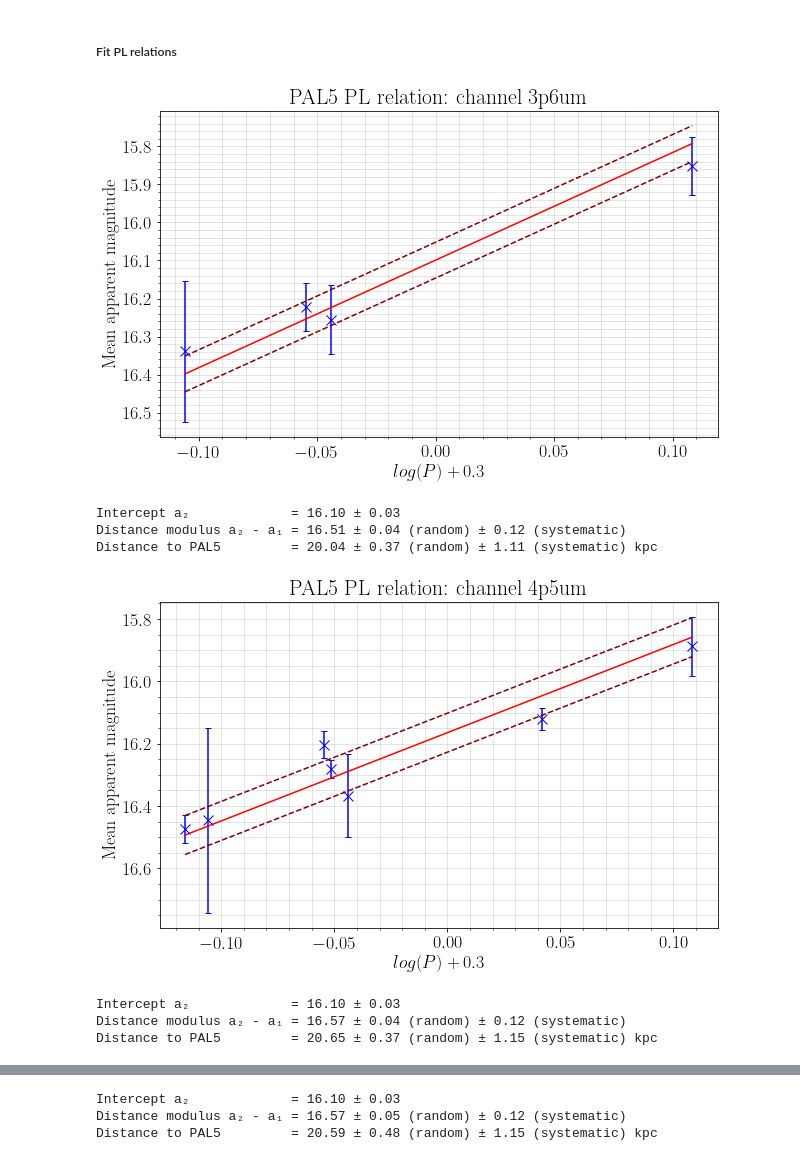
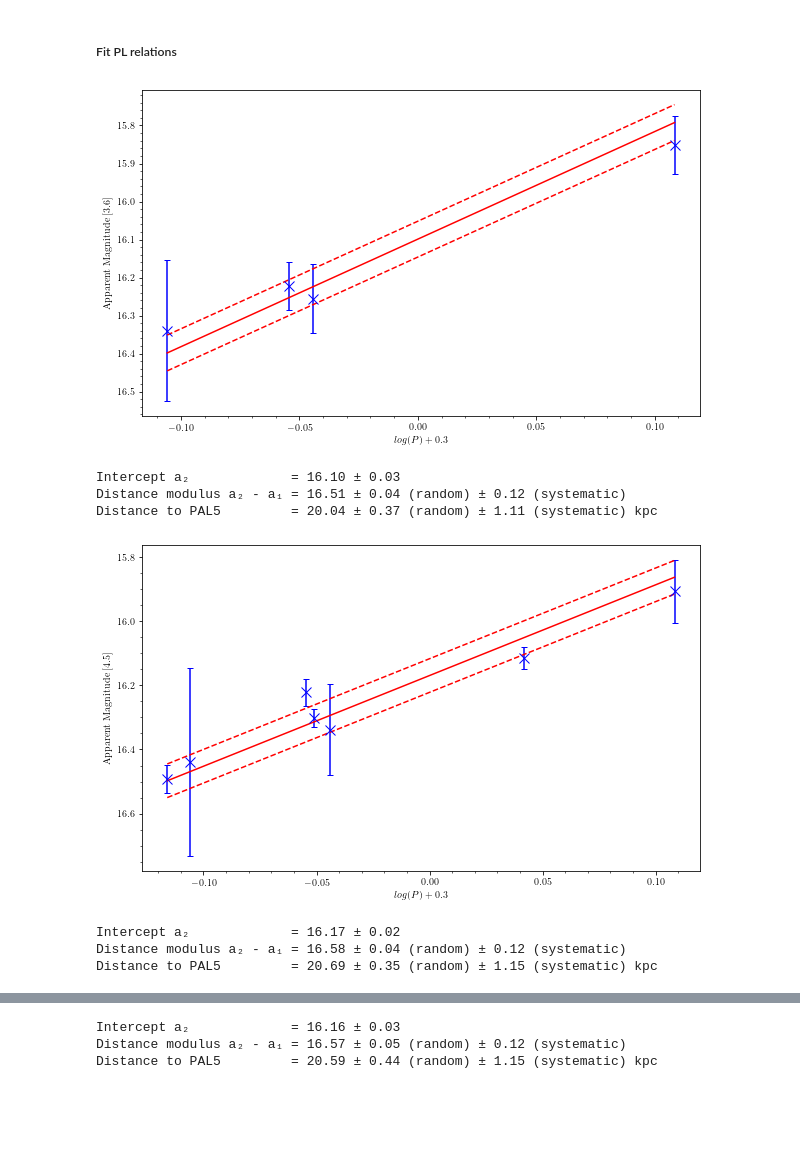
Before and after one commit to ltb24/Luke_RRLs_project, a Jupyter notebook: photometry_intro/PAL5_distance_version_2.ipynb, the cells around one changed output, grey strips where cells are left out. Saved outputs shown, nothing was run; the diff lists cells and outputs as text; code cells hidden in the pictures; blank space fills up the shorter version.

```diff
--- a/photometry_intro/PAL5_distance_version_2.ipynb
+++ b/photometry_intro/PAL5_distance_version_2.ipynb
@@ -98,7 +98,7 @@ else:
 
 ## CHANNEL ##
 
-channel = '3p6um'
+channel = '4p5um'
 
 if channel == '3p6um':
     aper_corr = 1.1233            # aperture correction for 337 (6,6,14) apertures in channel 1, c.f IRAC handbook §4.10
@@ -123,7 +123,7 @@ r_in = 6.               # INNER RADIUS FOR STAR ANNULI
 r_out = 14.             # OUTER RADIUS FOR STAR ANNULI
 roundlo = -0.5          # ROUND VALUE FOR STAR DETECTION ALGORITHM
 roundhi = +0.5
-sharphi = 0.9           # SHARP VALUE FOR PHOTOMETRY STAR DETECTION
+sharphi = 0.9          # SHARP VALUE FOR PHOTOMETRY STAR DETECTION
 sharphi_model = 0.8     # SHARP VALUE FOR ePSF MODEL STAR DETECTION
 
 phot_method = 'psf'     # SELECT PHOTOMETRY METHOD: 'aperture' or 'psf'
@@ -1503,16 +1594,16 @@ fig = plt.figure(figsize = (10, 6))
 ax = fig.add_subplot(1,1,1)
 ax.errorbar(period1, av_mag1, xerr = None, yerr = av_unc1, marker = 'x', color = 'blue', markersize = 10, capsize = 3, linestyle = 'None')
 ax.set_xlabel(r'${log(P) + 0.3}$')
-ax.set_ylabel('Mean apparent magnitude')
+ax.set_ylabel('Apparent Magnitude [3.6]')
 x = np.linspace(min(period1), max(period1), 100)
 y = np.linspace(min(period1), max(period1), 100)
-ax.plot(y, y * b + (a2 + std_dev1), linestyle = '--', color = 'maroon')
-ax.plot(y, y * b + (a2 - std_dev1), linestyle = '--', color = 'maroon')
+ax.plot(y, y * b + (a2 + std_dev1), linestyle = '--', color = 'red')
+ax.plot(y, y * b + (a2 - std_dev1), linestyle = '--', color = 'red')
 ax.plot(x, x * b + a2, linestyle = '-', color = 'red')
-plt.title('{0} PL relation: channel {1}'.format(cluster, channel))
+#plt.title('{0} PL relation: channel {1}'.format(cluster, channel))
 plt.minorticks_on()
-plt.grid(b = True, which = 'major', lw = .5, alpha = .2, color = 'black')
-plt.grid(b = True, which = 'minor', lw = .5, alpha = .2, color = 'black')
+#plt.grid(b = True, which = 'major', lw = .5, alpha = .2, color = 'black')
+#plt.grid(b = True, which = 'minor', lw = .5, alpha = .2, color = 'black')
 plt.gca().invert_yaxis()
 savename = 'pl_relations/pl_relation_'+str(cluster)+'_'+str(channel)
 plt.savefig(savename)
@@ -1537,7 +1628,7 @@ sigma_u_sys = np.sqrt(a1_unc**2 + (0.3 * b_unc)**2)
 # PROPAGATE THROUGH TO DISTANCE: d
 sigma_d_sys = d * (np.log(10) * sigma_u_sys / 5)
 
-print('Intercept a\N{SUBSCRIPT TWO}             = {0:.2f} ± {1:.2f}'.format(intercept, intercept_unc))
+print('Intercept a\N{SUBSCRIPT TWO}             = {0:.2f} ± {1:.2f}'.format(a2, a2_unc))
 print('Distance modulus a\N{SUBSCRIPT TWO} - a\N{SUBSCRIPT ONE} = {0:.2f} ± {1:.2f} (random) ± {2:.2f} (systematic)'.format(modulus, sigma_u, sigma_u_sys))
 print('Distance to {0}         = {1:.4g} ± {2:.2f} (random) ± {3:.2f} (systematic) kpc'.format(cluster, d, sigma_d, sigma_d_sys))
 
@@ -1563,16 +1654,16 @@ fig = plt.figure(figsize = (10, 6))
 ax = fig.add_subplot(1,1,1)
 ax.errorbar(period2, av_mag2, xerr = None, yerr = av_unc2, marker = 'x', color = 'blue', markersize = 10, capsize = 3, linestyle = 'None')
 ax.set_xlabel(r'${log(P) + 0.3}$')
-ax.set_ylabel('Mean apparent magnitude')
+ax.set_ylabel('Apparent Magnitude [4.5]')
 x = np.linspace(min(period2), max(period2), 100)
 y = np.linspace(min(period2), max(period2), 100)
-ax.plot(y, y * b + (a2 + std_dev2), linestyle = '--', color = 'maroon')
-ax.plot(y, y * b + (a2 - std_dev2), linestyle = '--', color = 'maroon')
+ax.plot(y, y * b + (a2 + std_dev2), linestyle = '--', color = 'red')
+ax.plot(y, y * b + (a2 - std_dev2), linestyle = '--', color = 'red')
 ax.plot(x, x * b + a2, linestyle = '-', color = 'red')
-plt.title('{0} PL relation: channel {1}'.format(cluster, channel))
+#plt.title('{0} PL relation: channel {1}'.format(cluster, channel))
 plt.minorticks_on()
-plt.grid(b = True, which = 'major', lw = .5, alpha = .2, color = 'black')
-plt.grid(b = True, which = 'minor', lw = .5, alpha = .2, color = 'black')
+#plt.grid(b = True, which = 'major', lw = .5, alpha = .2, color = 'black')
+#plt.grid(b = True, which = 'minor', lw = .5, alpha = .2, color = 'black')
 plt.gca().invert_yaxis()
 savename = 'pl_relations/pl_relation_'+str(cluster)+'_'+str(channel)
 plt.savefig(savename)
@@ -1597,7 +1688,7 @@ sigma_u_sys = np.sqrt(a1_unc**2 + (0.3 * b_unc)**2)
 # PROPAGATE THROUGH TO DISTANCE: d
 sigma_d_sys = d * (np.log(10) * sigma_u_sys / 5)
 
-print('Intercept a\N{SUBSCRIPT TWO}             = {0:.2f} ± {1:.2f}'.format(intercept, intercept_unc))
+print('Intercept a\N{SUBSCRIPT TWO}             = {0:.2f} ± {1:.2f}'.format(a2, a2_unc))
 print('Distance modulus a\N{SUBSCRIPT TWO} - a\N{SUBSCRIPT ONE} = {0:.2f} ± {1:.2f} (random) ± {2:.2f} (systematic)'.format(modulus, sigma_u, sigma_u_sys))
 print('Distance to {0}         = {1:.4g} ± {2:.2f} (random) ± {3:.2f} (systematic) kpc'.format(cluster, d, sigma_d, sigma_d_sys))
 
@@ -1638,49 +1729,49 @@ fig = plt.figure(figsize = (10, 6))
 ax = fig.add_subplot(1,1,1)
 ax.errorbar(period3, av_mag3, xerr = None, yerr = av_unc3, marker = 'x', color = 'blue', markersize = 10, capsize = 3, linestyle = 'None')
 ax.set_xlabel(r'${log(P) + 0.3}$')
-ax.set_ylabel('Mean apparent magnitude')
+ax.set_ylabel('Apparent Magnitude [4.5]')
 x = np.linspace(min(period3), max(period3), 100)
 y = np.linspace(min(period3), max(period3), 100)
-ax.plot(y, y * b + (a2 + std_dev3), linestyle = '--', color = 'maroon')
-ax.plot(y, y * b + (a2 - std_dev3), linestyle = '--', color = 'maroon')
+ax.plot(y, y * b + (a2 + std_dev3), linestyle = '--', color = 'red')
+ax.plot(y, y * b + (a2 - std_dev3), linestyle = '--', color = 'red')
 ax.plot(x, x * b + a2, linestyle = '-', color = 'red')
-plt.title('{0} PL relation: channel {1} (channel 1 stars)'.format(cluster, channel))
+#plt.title('{0} PL relation: channel {1} (channel 1 stars)'.format(cluster, channel))
 plt.minorticks_on()
-plt.grid(b = True, which = 'major', lw = .5, alpha = .2, color = 'black')
-plt.grid(b = True, which = 'minor', lw = .5, alpha = .2, color = 'black')
+#plt.grid(b = True, which = 'major', lw = .5, alpha = .2, color = 'black')
+#plt.grid(b = True, which = 'minor', lw = .5, alpha = .2, color = 'black')
 plt.gca().invert_yaxis()
 savename = 'pl_relations/pl_relation_'+str(cluster)+'_'+str(channel)+'ch1_combined_ch2'
 plt.savefig(savename)
 plt.show()
 plt.close()
 
 modulus = a2 - a1
 
 d = distance(a1, a2) / 1000
 
 ## UNCERTAINTY CALCULATIONS ##
 
 ## RANDOM UNCERTAINTY IN DISTANCE MODULUS: u ##
 
 sigma_u = np.sqrt(a1_unc**2 + a2_unc**2)
 # PROPAGATE THROUGH TO DISTANCE: d
 sigma_d = d * (np.log(10) * sigma_u / 5)
 
 ## SYSTEMATIC UNCERTAINTY IN DISTANCE MODULUS (FROM PL FIT): u ##
 
 sigma_u_sys = np.sqrt(a1_unc**2 + (0.3 * b_unc)**2)
 # PROPAGATE THROUGH TO DISTANCE: d
 sigma_d_sys = d * (np.log(10) * sigma_u_sys / 5)
 
-print('Intercept a\N{SUBSCRIPT TWO}             = {0:.2f} ± {1:.2f}'.format(intercept, intercept_unc))
+print('Intercept a\N{SUBSCRIPT TWO}             = {0:.2f} ± {1:.2f}'.format(a2, a2_unc))
 print('Distance modulus a\N{SUBSCRIPT TWO} - a\N{SUBSCRIPT ONE} = {0:.2f} ± {1:.2f} (random) ± {2:.2f} (systematic)'.format(modulus, sigma_u, sigma_u_sys))
 print('Distance to {0}         = {1:.4g} ± {2:.2f} (random) ± {3:.2f} (systematic) kpc'.format(cluster, d, sigma_d, sigma_d_sys))
 # %% [output]
-[figure, old version]
+[figure, new version]
 Intercept a₂             = 16.10 ± 0.03
 Distance modulus a₂ - a₁ = 16.51 ± 0.04 (random) ± 0.12 (systematic)
 Distance to PAL5         = 20.04 ± 0.37 (random) ± 1.11 (systematic) kpc
-[figure, old version]
+[figure, new version]
-Intercept a₂             = 16.10 ± 0.03
-Distance modulus a₂ - a₁ = 16.57 ± 0.04 (random) ± 0.12 (systematic)
-Distance to PAL5         = 20.65 ± 0.37 (random) ± 1.15 (systematic) kpc
+Intercept a₂             = 16.17 ± 0.02
+Distance modulus a₂ - a₁ = 16.58 ± 0.04 (random) ± 0.12 (systematic)
+Distance to PAL5         = 20.69 ± 0.35 (random) ± 1.15 (systematic) kpc
@@ -1688,3 +1779,3 @@ Distance to PAL5         = 20.65 ± 0.37 (random) ± 1.15 (systematic) kpc
-Intercept a₂             = 16.10 ± 0.03
+Intercept a₂             = 16.16 ± 0.03
 Distance modulus a₂ - a₁ = 16.57 ± 0.05 (random) ± 0.12 (systematic)
-Distance to PAL5         = 20.59 ± 0.48 (random) ± 1.15 (systematic) kpc
+Distance to PAL5         = 20.59 ± 0.44 (random) ± 1.15 (systematic) kpc
```
Also changed, not shown: parts of 4 cells of this notebook, 24 other files.
